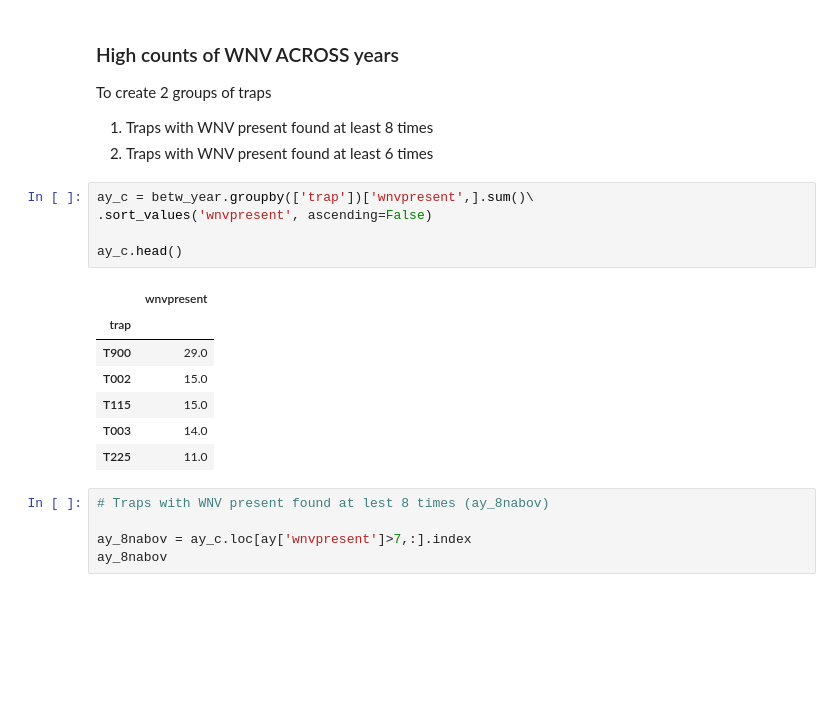
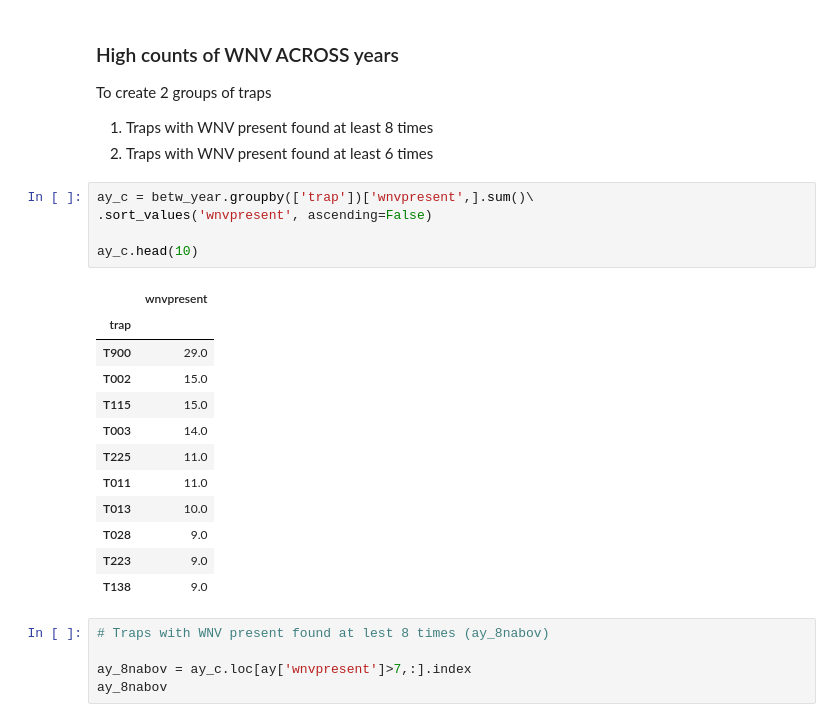
Before and after one commit to msamhz/GA-Project_4, a Jupyter notebook: code/2_Feature Selection.ipynb, the cells around one changed output. Cells and saved outputs as stored; diff of their text form; blank space fills up the shorter version.

```diff
--- a/code/2_Feature Selection.ipynb
+++ b/code/2_Feature Selection.ipynb
@@ -574,16 +472,21 @@ To create 2 groups of traps
 # %%
 ay_c = betw_year.groupby(['trap'])['wnvpresent',].sum()\
 .sort_values('wnvpresent', ascending=False)
 
-ay_c.head()
+ay_c.head(10)
 # %% [output]
 |  | wnvpresent |
 | trap |  |
 | T900 | 29.0 |
 | T002 | 15.0 |
 | T115 | 15.0 |
 | T003 | 14.0 |
 | T225 | 11.0 |
+| T011 | 11.0 |
+| T013 | 10.0 |
+| T028 | 9.0 |
+| T223 | 9.0 |
+| T138 | 9.0 |
 # %%
 # Traps with WNV present found at lest 8 times (ay_8nabov)
 
```
Also changed, not shown: parts of 60 cells of this notebook, 27 other files.
